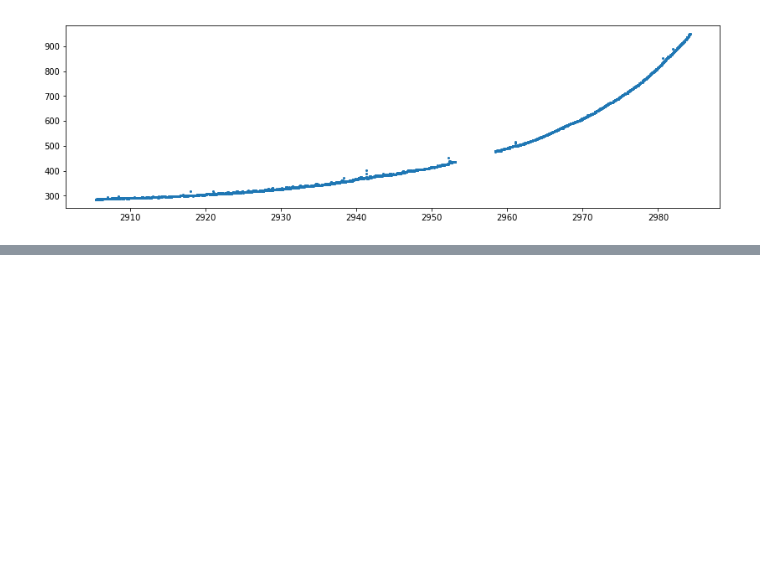
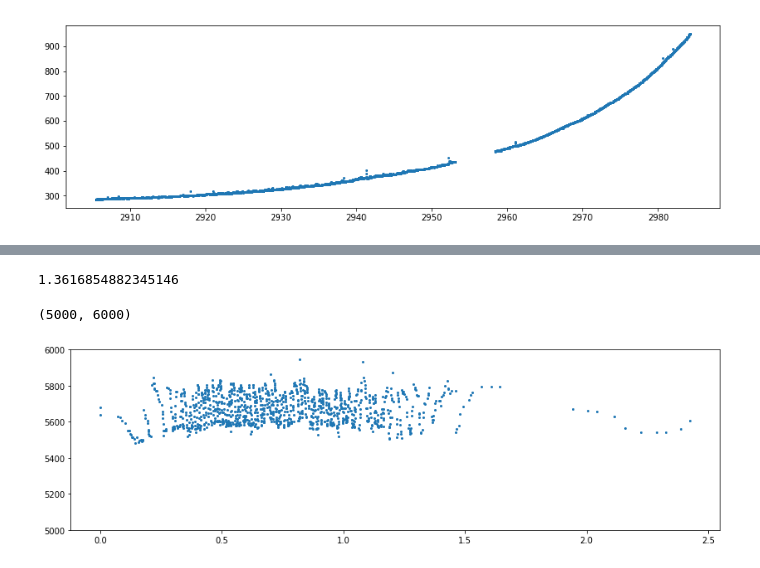
Before and after one commit to KeplerGO/pyke, a Jupyter notebook: docs/source/tutorials/ipython_notebooks/trappist1.ipynb, the cells around one changed output, grey strips where cells are left out. Saved outputs shown, nothing was run; the diff lists cells and outputs as text; code cells hidden in the pictures; blank space fills up the shorter version.

```diff
--- a/docs/source/tutorials/ipython_notebooks/trappist1.ipynb
+++ b/docs/source/tutorials/ipython_notebooks/trappist1.ipynb
@@ -80,0 +156,19 @@ plt.scatter(col[~q], row[~q], marker='+', s=2)
+# %%
+xprime = np.sort(rot_rowp)
+# %%
+1 + p5_deriv(xprime[0]) ** 2
+# %% [output]
+1.3616854882345146
+# %%
+s_integrand = lambda x: np.sqrt(1 + (p5_deriv(rot_rowp[:x])) ** 2)
+# %%
+s = lambda x: np.trapz(s_integrand(x), x=xprime[:x])
+# %%
+arclength = np.array([s(x) for x in range(len(rot_rowp))])
+# %%
+plt.figure(figsize=[14, 4])
+plt.plot(arclength, flux[q], 'o', markersize=2)
+plt.ylim(5000, 6000)
+# %% [output]
+(5000, 6000)
+[figure, added]
```
Also changed, not shown: parts of 25 cells of this notebook.
